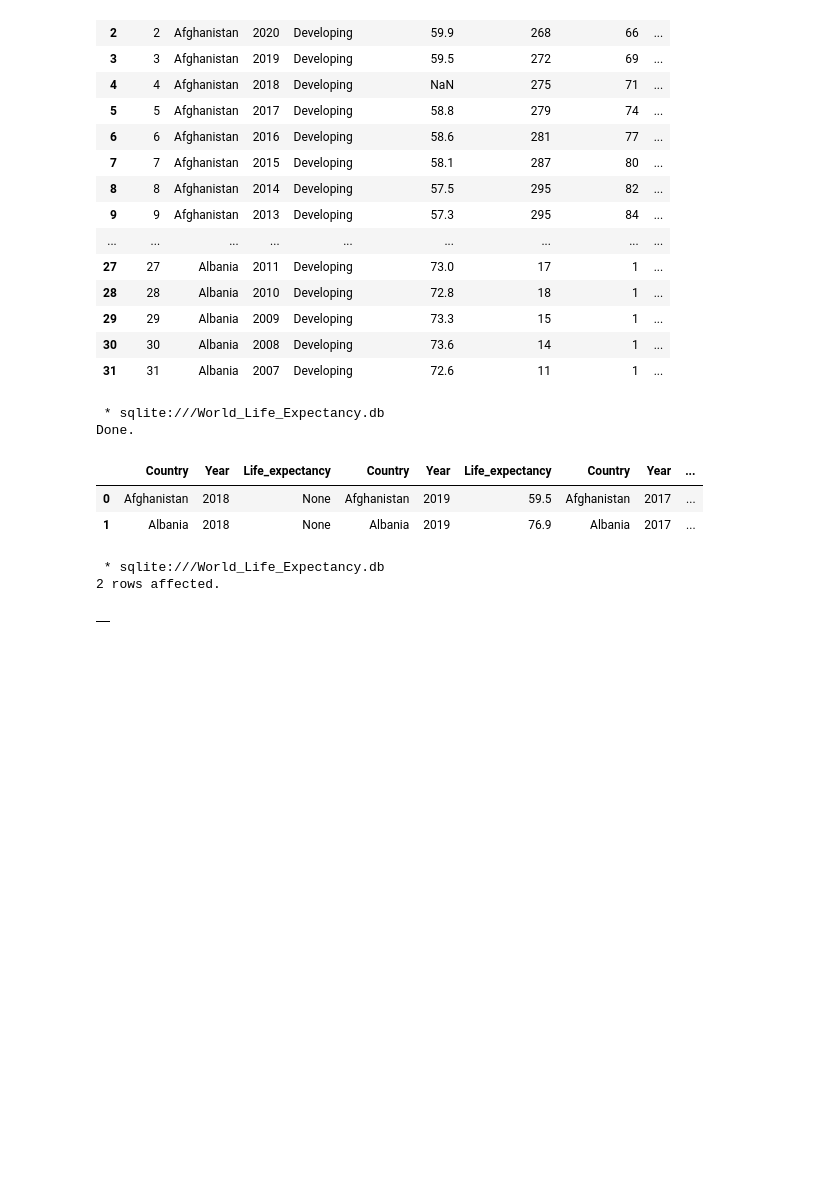
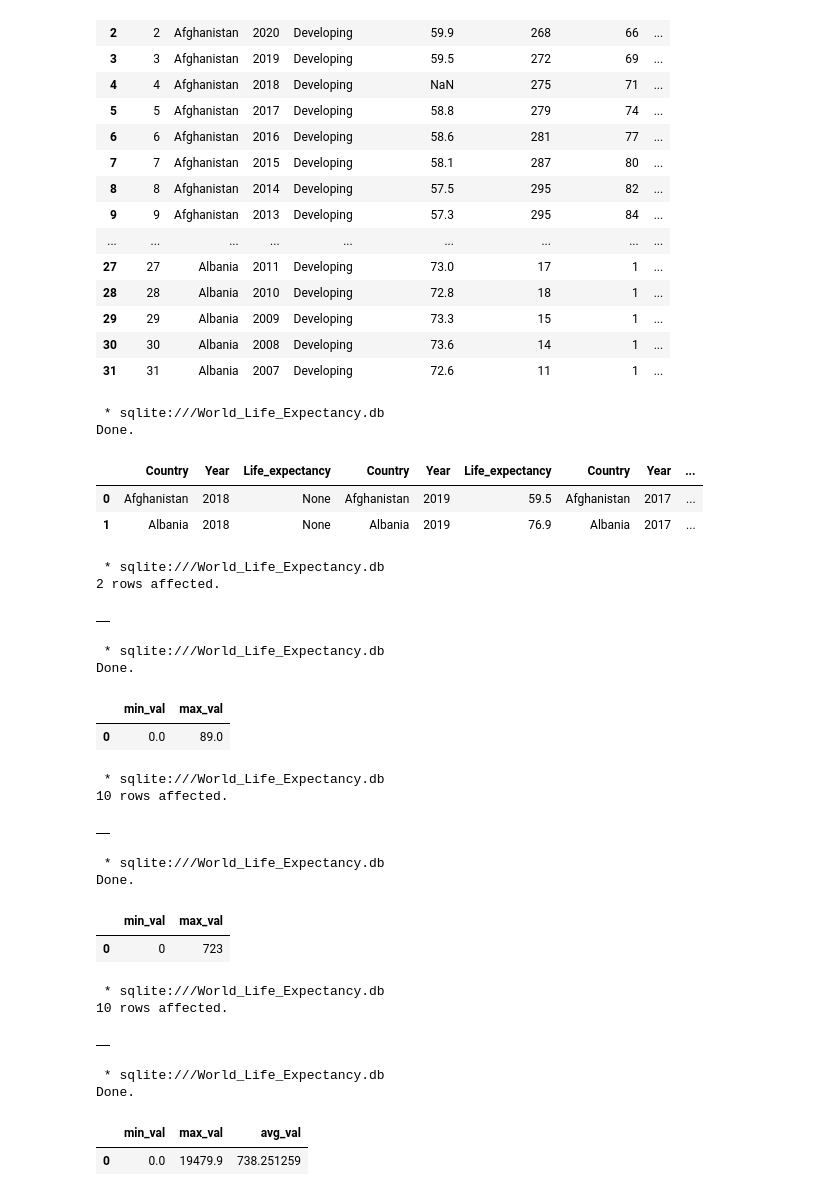
Before and after one commit to gianlucasposito/World-Life-Expectancy-Data-SQL, a Jupyter notebook: World_Life_Expectancy_SQL.ipynb, the cells around one changed output. Drawn from its saved outputs; the diff is of its cells as text; code cells hidden in the pictures; blank space fills up the shorter version.

```diff
--- a/World_Life_Expectancy_SQL.ipynb
+++ b/World_Life_Expectancy_SQL.ipynb
@@ -313,3 +313,70 @@ WHERE w.Life_expectancy IS NULL
  * sqlite:///World_Life_Expectancy.db
 2 rows affected.
 |  |
+# %%
+%%sql
+
+-- Potential anomalies from summary statistics: Life_expectancy
+
+SELECT
+  MIN(Life_expectancy) AS min_val,
+  MAX(Life_expectancy) AS max_val
+FROM World_Life_Expectancy
+# %% [output]
+ * sqlite:///World_Life_Expectancy.db
+Done.
+|  | min_val | max_val |
+| 0 | 0.0 | 89.0 |
+# %%
+%%sql
+
+-- A life_expectancy value of 0 is impossible, so it should be treated as missing (NULL)
+
+UPDATE World_Life_Expectancy
+SET Life_expectancy = NULL
+WHERE Life_expectancy = 0
+# %% [output]
+ * sqlite:///World_Life_Expectancy.db
+10 rows affected.
+|  |
+# %%
+%%sql
+
+-- Potential anomalies from summary statistics: Adult_mortality
+
+SELECT
+  MIN(Adult_mortality) AS min_val,
+  MAX(Adult_mortality) AS max_val
+FROM World_Life_Expectancy
+# %% [output]
+ * sqlite:///World_Life_Expectancy.db
+Done.
+|  | min_val | max_val |
+| 0 | 0 | 723 |
+# %%
+%%sql
+
+-- Zeros are implausible and should be set to NULL or imputed. Very high values may be real (e.g., during crises).
+
+UPDATE World_Life_Expectancy
+SET Adult_mortality = NULL
+WHERE Adult_mortality = 0
+# %% [output]
+ * sqlite:///World_Life_Expectancy.db
+10 rows affected.
+|  |
+# %%
+%%sql
+
+-- Potential anomalies from summary statistics: Percentage_expenditure
+
+SELECT
+  MIN(Percentage_expenditure) AS min_val,
+  MAX(Percentage_expenditure) AS max_val,
+  AVG(Percentage_expenditure) AS avg_val
+FROM World_Life_Expectancy
+# %% [output]
+ * sqlite:///World_Life_Expectancy.db
+Done.
+|  | min_val | max_val | avg_val |
+| 0 | 0.0 | 19479.9 | 738.251259 |
```
Also changed, not shown: parts of 3 cells of this notebook.
